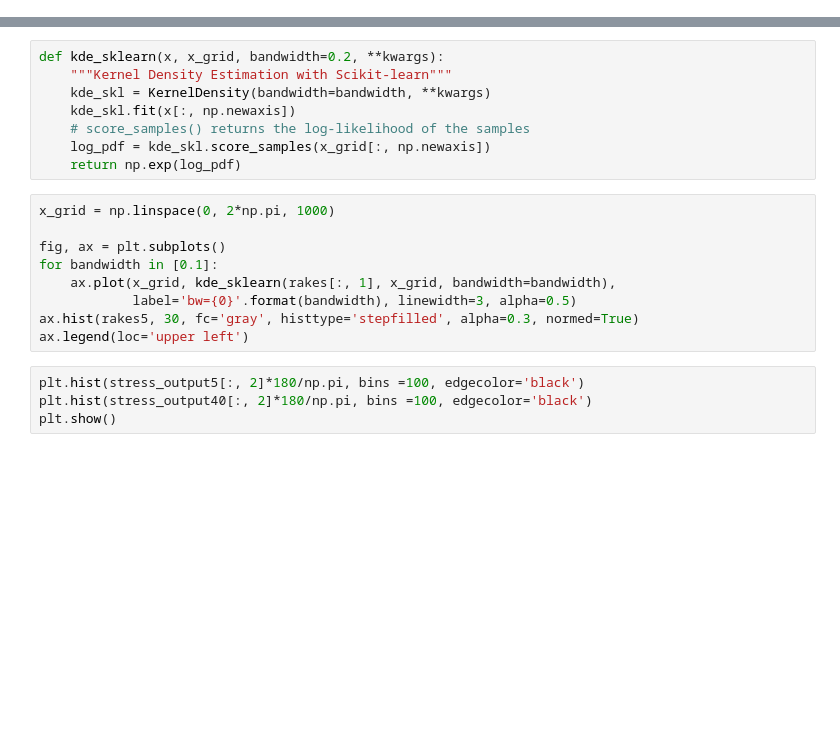
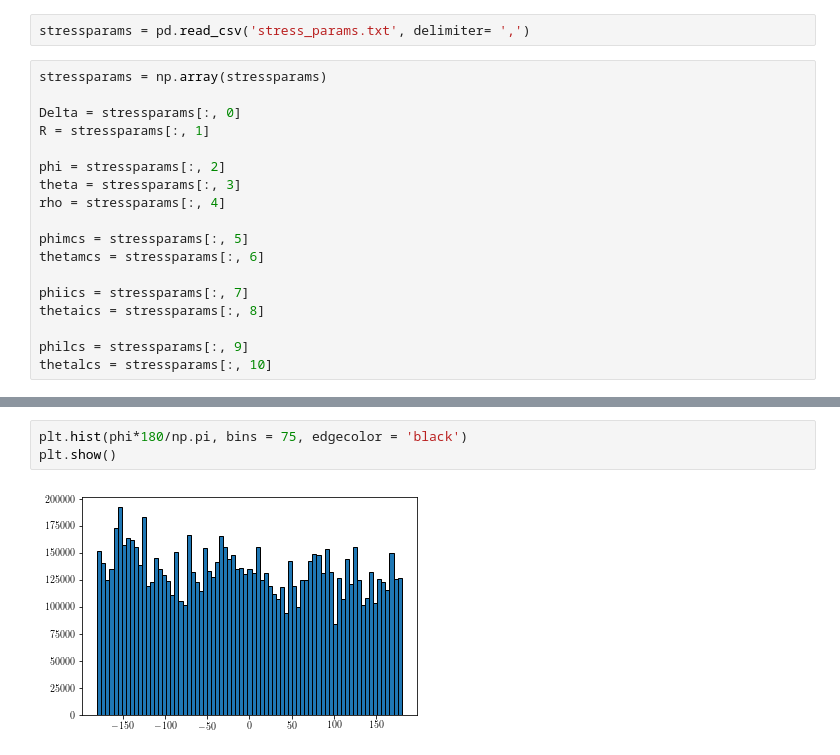
Before and after one commit to rwilcoxcline13/stress_inversion, a Jupyter notebook: stress_plots.ipynb, the cells around one changed output, grey strips where cells are left out. Cells and saved outputs as stored; diff of their text form; blank space fills up the shorter version.

```diff
--- a/stress_plots.ipynb
+++ b/stress_plots.ipynb
@@ -9 +13,21 @@ from sklearn.neighbors import KernelDensity
 %matplotlib inline
+# %%
+stressparams = pd.read_csv('stress_params.txt', delimiter= ',')
+# %%
+stressparams = np.array(stressparams)
+
+Delta = stressparams[:, 0]
+R = stressparams[:, 1]
+
+phi = stressparams[:, 2]
+theta = stressparams[:, 3]
+rho = stressparams[:, 4]
+
+phimcs = stressparams[:, 5]
+thetamcs = stressparams[:, 6]
+
+phiics = stressparams[:, 7]
+thetaics = stressparams[:, 8]
+
+philcs = stressparams[:, 9]
+thetalcs = stressparams[:, 10]
@@ -23,22 +143,6 @@ plt.show()
-# %%
-def kde_sklearn(x, x_grid, bandwidth=0.2, **kwargs):
-    """Kernel Density Estimation with Scikit-learn"""
-    kde_skl = KernelDensity(bandwidth=bandwidth, **kwargs)
-    kde_skl.fit(x[:, np.newaxis])
-    # score_samples() returns the log-likelihood of the samples
-    log_pdf = kde_skl.score_samples(x_grid[:, np.newaxis])
-    return np.exp(log_pdf)
-# %%
-x_grid = np.linspace(0, 2*np.pi, 1000)
-
-fig, ax = plt.subplots()
-for bandwidth in [0.1]:
-    ax.plot(x_grid, kde_sklearn(rakes[:, 1], x_grid, bandwidth=bandwidth),
-            label='bw={0}'.format(bandwidth), linewidth=3, alpha=0.5)
-ax.hist(rakes5, 30, fc='gray', histtype='stepfilled', alpha=0.3, normed=True)
-ax.legend(loc='upper left')
 # %%
-plt.hist(stress_output5[:, 2]*180/np.pi, bins =100, edgecolor='black')
-plt.hist(stress_output40[:, 2]*180/np.pi, bins =100, edgecolor='black')
+plt.hist(phi*180/np.pi, bins = 75, edgecolor = 'black')
 plt.show()
+# %% [output]
+[figure, added]
 # %%
```
Also changed, not shown: parts of 21 cells of this notebook.
